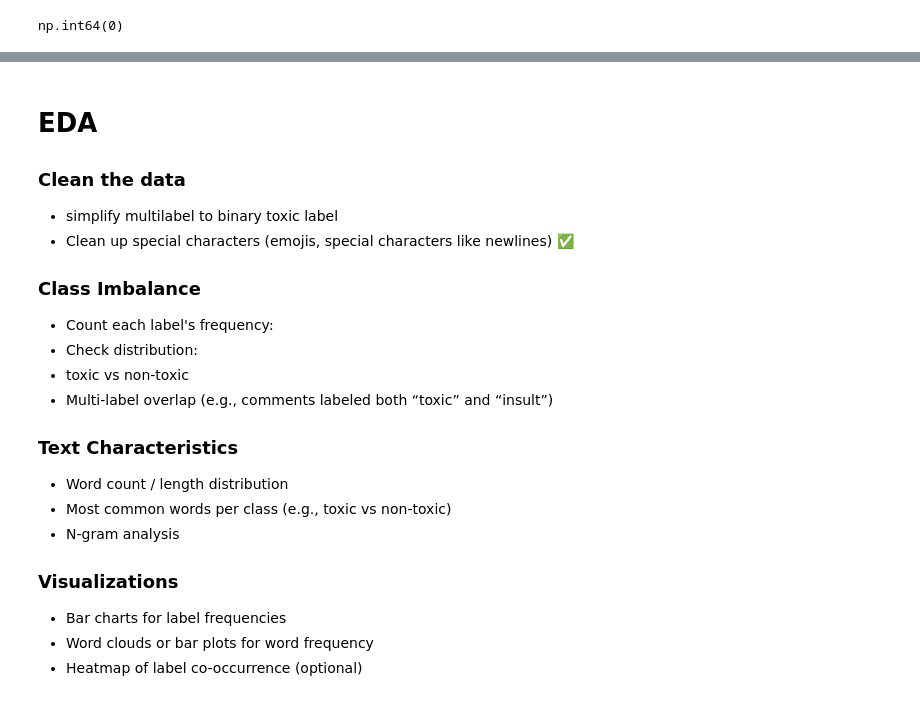
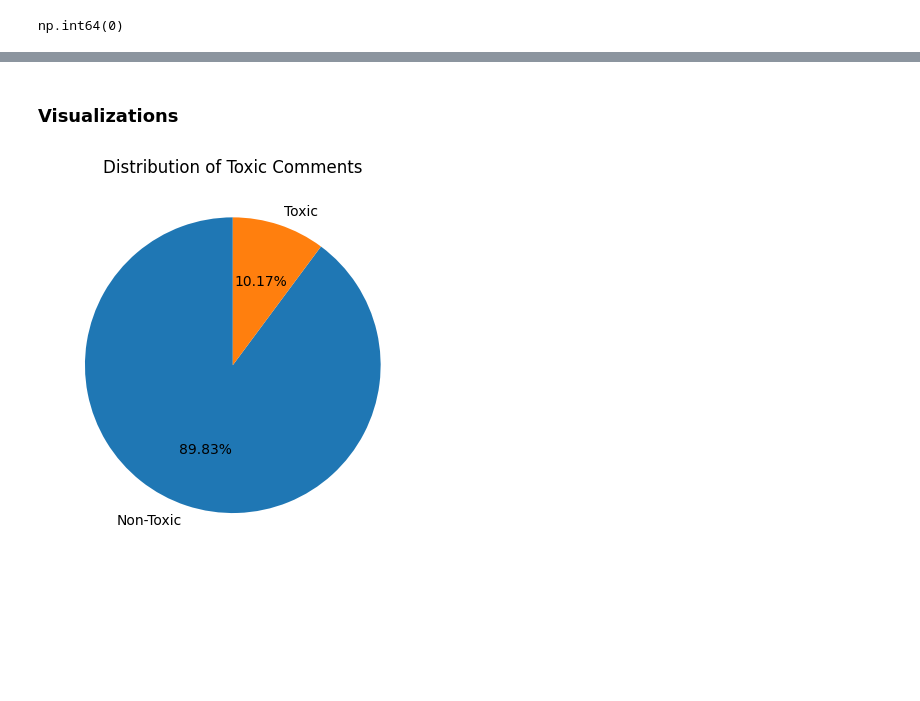
Before and after one commit to johne18/ml_learnings, a Jupyter notebook: SafeChat/notebooks/jigsaw_eda.ipynb, the cells around one changed output, grey strips where cells are left out. Drawn from its saved outputs; the diff is of its cells as text; code cells hidden in the pictures; blank space fills up the shorter version.

Commit message:
Updating structure and analysis notebook

```diff
--- a/SafeChat/notebooks/jigsaw_eda.ipynb
+++ b/SafeChat/notebooks/jigsaw_eda.ipynb
@@ -87,22 +55,8 @@ test_df.head(20)
-# %% [markdown]
-# EDA
-
-### Clean the data
- * simplify multilabel to binary toxic label
- * Clean up special characters (emojis, special characters like newlines) ✅
-
-### Class Imbalance
- * Count each label's frequency:
- * Check distribution:
- * toxic vs non-toxic
- * Multi-label overlap (e.g., comments labeled both “toxic” and “insult”)
-
-### Text Characteristics
- * Word count / length distribution
- * Most common words per class (e.g., toxic vs non-toxic)
- * N-gram analysis
-
-### Visualizations
- * Bar charts for label frequencies
- * Word clouds or bar plots for word frequency
- * Heatmap of label co-occurrence (optional)
+# %% [markdown]
+### Visualizations
+# %%
+plt.pie(jigsaw_cleaned_df['is_toxic'].value_counts(), labels=['Non-Toxic', 'Toxic'], autopct='%1.2f%%', startangle=90)
+plt.title('Distribution of Toxic Comments')
+plt.show()
+# %% [output]
+[figure, added]
```
Also changed, not shown: parts of 8 cells of this notebook, 7 other files.
